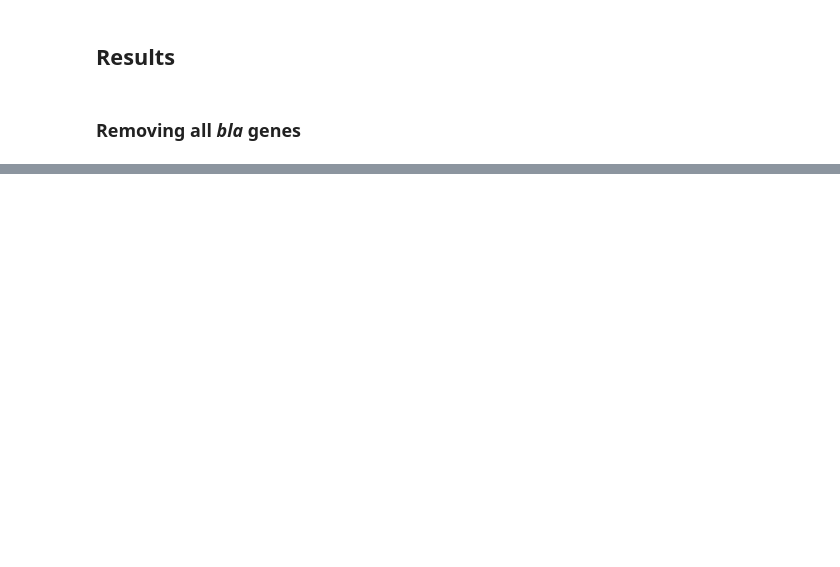
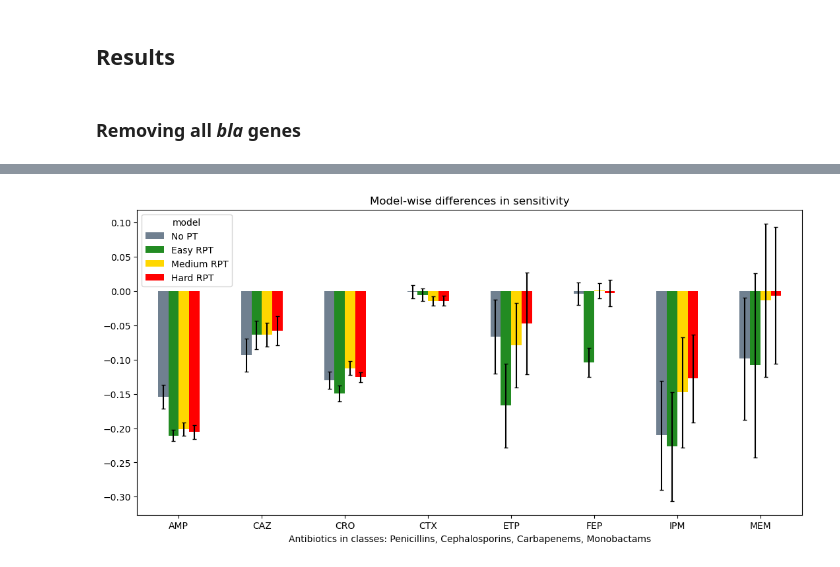
Before and after one commit to jespeols/ARFusion, a Jupyter notebook: data_vis.ipynb, the cells around one changed output, grey strips where cells are left out. Saved outputs shown, nothing was run; the diff lists cells and outputs as text; code cells hidden in the pictures; blank space fills up the shorter version.

```diff
--- a/data_vis.ipynb
+++ b/data_vis.ipynb
@@ -729,0 +684,4 @@ df_diff[df_diff['ab_class'].isin(beta_lactams)]
+# %%
+plot_ab_level_differences(df_diff_ab, 'sensitivity', ab_classes=beta_lactams)
+# %% [output]
+[figure, added]
```
Also changed, not shown: parts of 25 cells of this notebook, 2 other files.
